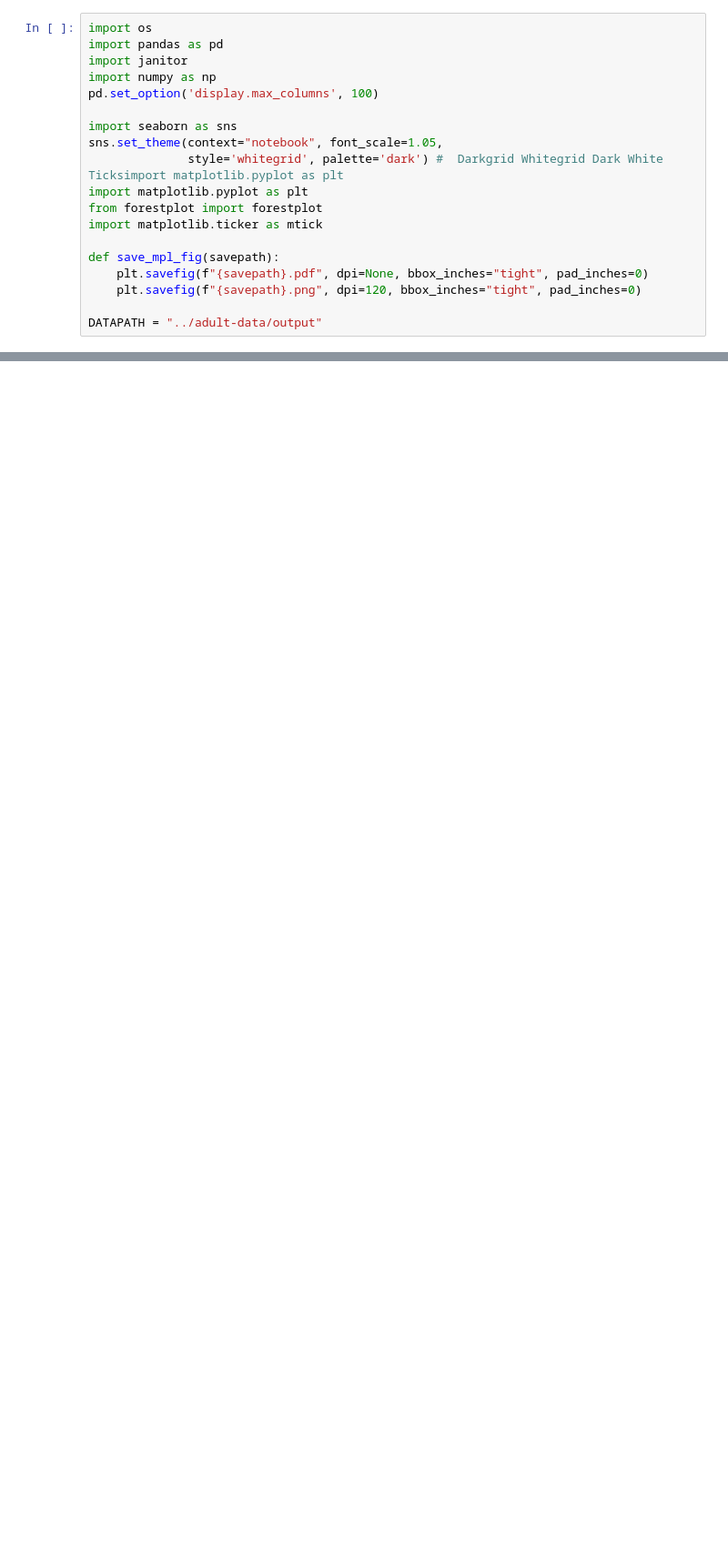
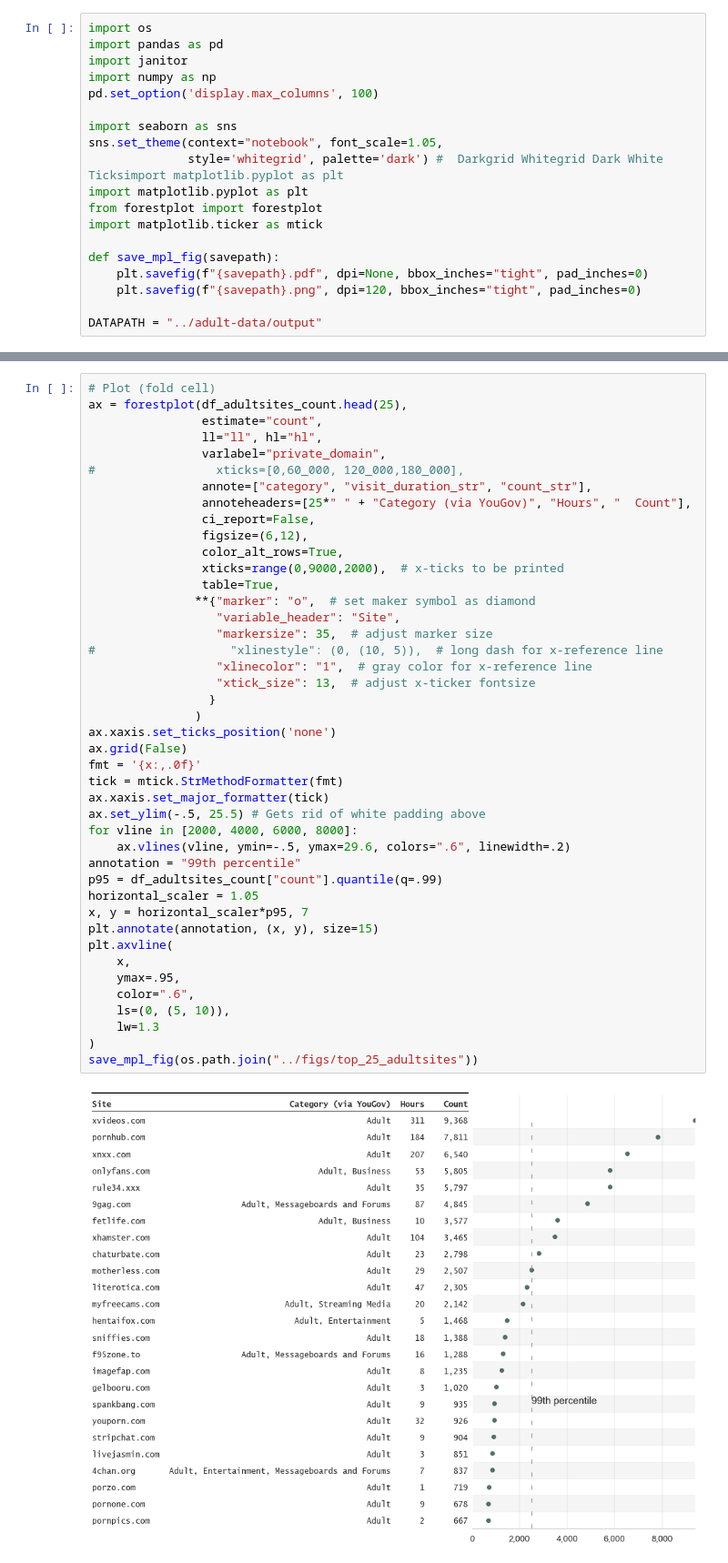
Before and after one commit to soodoku/adult, a Jupyter notebook: scripts/topsites.ipynb, the cells around one changed output, grey strips where cells are left out. Shown at 91% size. Cells and saved outputs as stored; diff of their text form; blank space fills up the shorter version.

```diff
--- a/scripts/topsites.ipynb
+++ b/scripts/topsites.ipynb
@@ -150,0 +100,45 @@ save_mpl_fig(os.path.join("../figs/top_25_adultsites"))
+# %%
+# Plot (fold cell)
+ax = forestplot(df_adultsites_count.head(25),
+                estimate="count",
+                ll="ll", hl="hl",
+                varlabel="private_domain",
+#                 xticks=[0,60_000, 120_000,180_000],
+                annote=["category", "visit_duration_str", "count_str"],
+                annoteheaders=[25*" " + "Category (via YouGov)", "Hours", "  Count"],
+                ci_report=False,
+                figsize=(6,12),
+                color_alt_rows=True,
+                xticks=range(0,9000,2000),  # x-ticks to be printed
+                table=True,
+               **{"marker": "o",  # set maker symbol as diamond
+                  "variable_header": "Site",
+                  "markersize": 35,  # adjust marker size
+#                   "xlinestyle": (0, (10, 5)),  # long dash for x-reference line
+                  "xlinecolor": "1",  # gray color for x-reference line
+                  "xtick_size": 13,  # adjust x-ticker fontsize
+                 }
+               )
+ax.xaxis.set_ticks_position('none')
+ax.grid(False)
+fmt = '{x:,.0f}'
+tick = mtick.StrMethodFormatter(fmt)
+ax.xaxis.set_major_formatter(tick)
+ax.set_ylim(-.5, 25.5) # Gets rid of white padding above
+for vline in [2000, 4000, 6000, 8000]:
+    ax.vlines(vline, ymin=-.5, ymax=29.6, colors=".6", linewidth=.2)
+annotation = "99th percentile"
+p95 = df_adultsites_count["count"].quantile(q=.99)
+horizontal_scaler = 1.05
+x, y = horizontal_scaler*p95, 7
+plt.annotate(annotation, (x, y), size=15)
+plt.axvline(
+    x,
+    ymax=.95,
+    color=".6",
+    ls=(0, (5, 10)),
+    lw=1.3
+)
+save_mpl_fig(os.path.join("../figs/top_25_adultsites"))
+# %% [output]
+[figure, added]
```
Also changed, not shown: parts of 7 cells of this notebook, 4 other files.
